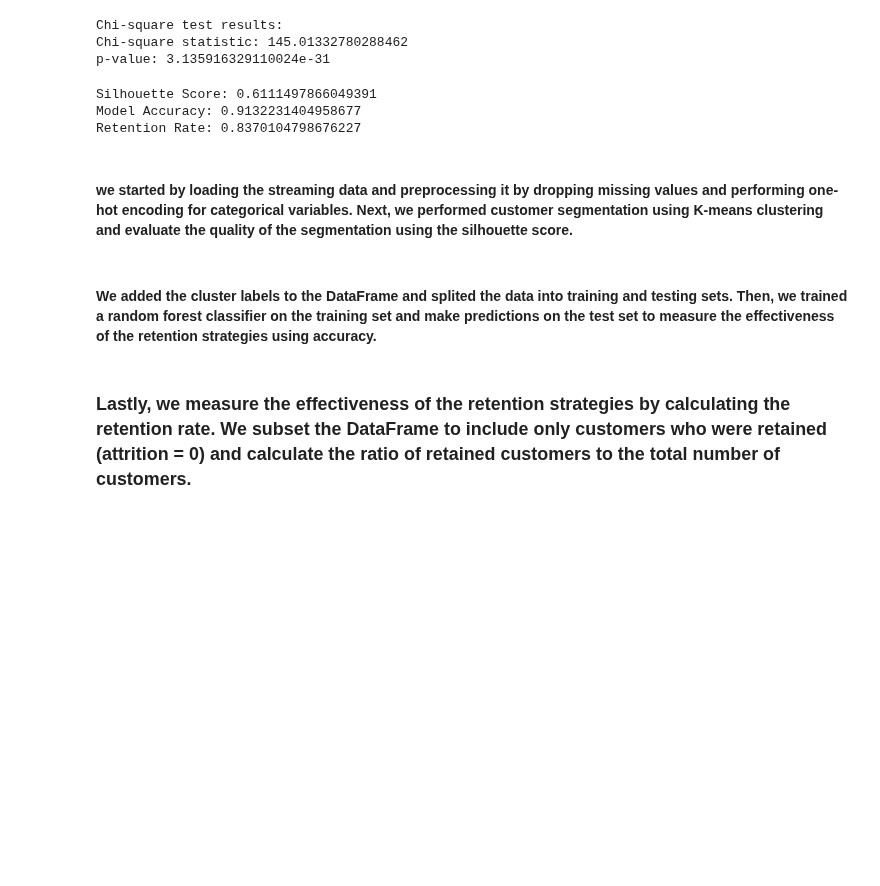
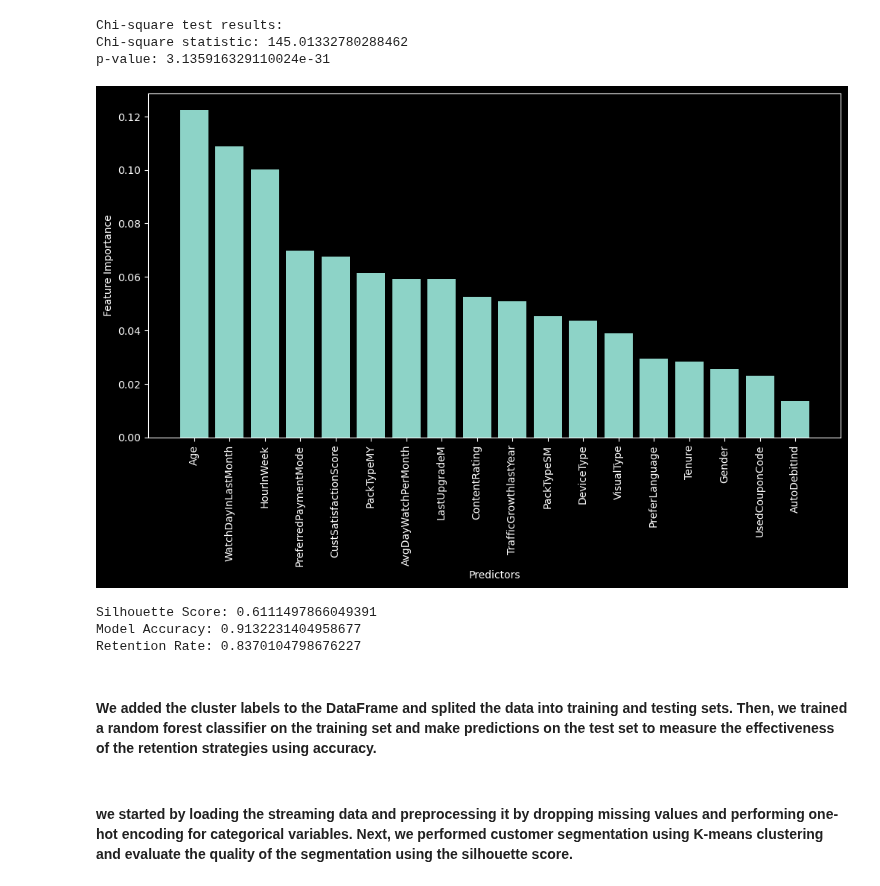
Before and after one commit to Megha123-sys/gi, a Jupyter notebook: streamingdata.ipynb, the cells around one changed output. Drawn from its saved outputs; the diff is of its cells as text; code cells hidden in the pictures; blank space fills up the shorter version.

```diff
--- a/streamingdata.ipynb
+++ b/streamingdata.ipynb
@@ -424,6 +521,59 @@ print('p-value:', p)
 Chi-square test results:
 Chi-square statistic: 145.01332780288462
 p-value: 3.135916329110024e-31
+# %%
+import pandas as pd
+from sklearn.model_selection import train_test_split
+from sklearn.tree import DecisionTreeClassifier
+from sklearn.preprocessing import LabelEncoder
+from sklearn.feature_selection import SelectFromModel
+import matplotlib.pyplot as plt
+
+# Load your dataset (replace 'your_dataset.csv' with the actual file path)
+df = pd.read_csv('Streaming_service.csv')
+
+# Encode categorical variables (replace 'categorical_columns' with your actual columns)
+categorical_columns = ['PackTypeSM', 'DeviceType', 'PreferredPaymentMode', 'Gender', 'VisualType', 'PreferLanguage', 'PackTypeMY', 'AutoDebitInd']
+label_encoder = LabelEncoder()
+for column in categorical_columns:
+    df[column] = label_encoder.fit_transform(df[column])
+
+# Split the data into features (X) and target (y)
+X = df.drop(['CustID', 'Attrition'], axis=1)
+y = df['Attrition']
+
+# Split the data into training and testing sets
+X_train, X_test, y_train, y_test = train_test_split(X, y, test_size=0.2, random_state=42)
+
+# Create a Decision Tree Classifier
+clf = DecisionTreeClassifier(random_state=42)
+
+# Fit the model on the training data
+clf.fit(X_train_df, y_train)
+
+# Use SelectFromModel to select significant predictors
+feature_selector = SelectFromModel(clf, prefit=True)
+
+# Get the list of significant predictor names
+significant_predictor_names = X_train_df.columns[feature_selector.get_support()]
+
+# Now, insert the code for creating the bar plot of feature importances here:
+
+# Get the feature importances and sort them in descending order
+feature_importances = clf.feature_importances_
+sorted_indices = np.argsort(feature_importances)[::-1]
+sorted_predictor_names = X_train_df.columns[sorted_indices]  # Sort all predictor names
+sorted_feature_importances = feature_importances[sorted_indices]
+
+# Create a bar plot of feature importances
+plt.figure(figsize=(12, 6))
+plt.bar(sorted_predictor_names, sorted_feature_importances)
+plt.xlabel('Predictors')
+plt.ylabel('Feature Importance')
+plt.xticks(rotation=90)  # Rotate x-axis labels for better visibility
+plt.show()
+# %% [output]
+[figure, added]
 # %%
 import pandas as pd
 import numpy as np
@@ -483,9 +633,7 @@ print("Retention Rate:", retention_rate)
 Silhouette Score: 0.6111497866049391
 Model Accuracy: 0.9132231404958677
 Retention Rate: 0.8370104798676227
-# %% [markdown]
-#### we started by loading the streaming data and preprocessing it by dropping missing values and performing one-hot encoding for categorical variables. Next, we performed customer segmentation using K-means clustering and evaluate the quality of the segmentation using the silhouette score.
 # %% [markdown]
 #### We added the cluster labels to the DataFrame and splited the data into training and testing sets. Then, we trained a random forest classifier on the training set and make predictions on the test set to measure the effectiveness of the retention strategies using accuracy.
-# %% [markdown]
-### Lastly, we measure the effectiveness of the retention strategies by calculating the retention rate. We subset the DataFrame to include only customers who were retained (attrition = 0) and calculate the ratio of retained customers to the total number of customers.
+# %% [markdown]
+#### we started by loading the streaming data and preprocessing it by dropping missing values and performing one-hot encoding for categorical variables. Next, we performed customer segmentation using K-means clustering and evaluate the quality of the segmentation using the silhouette score.
```
Also changed, not shown: parts of 8 cells of this notebook.
